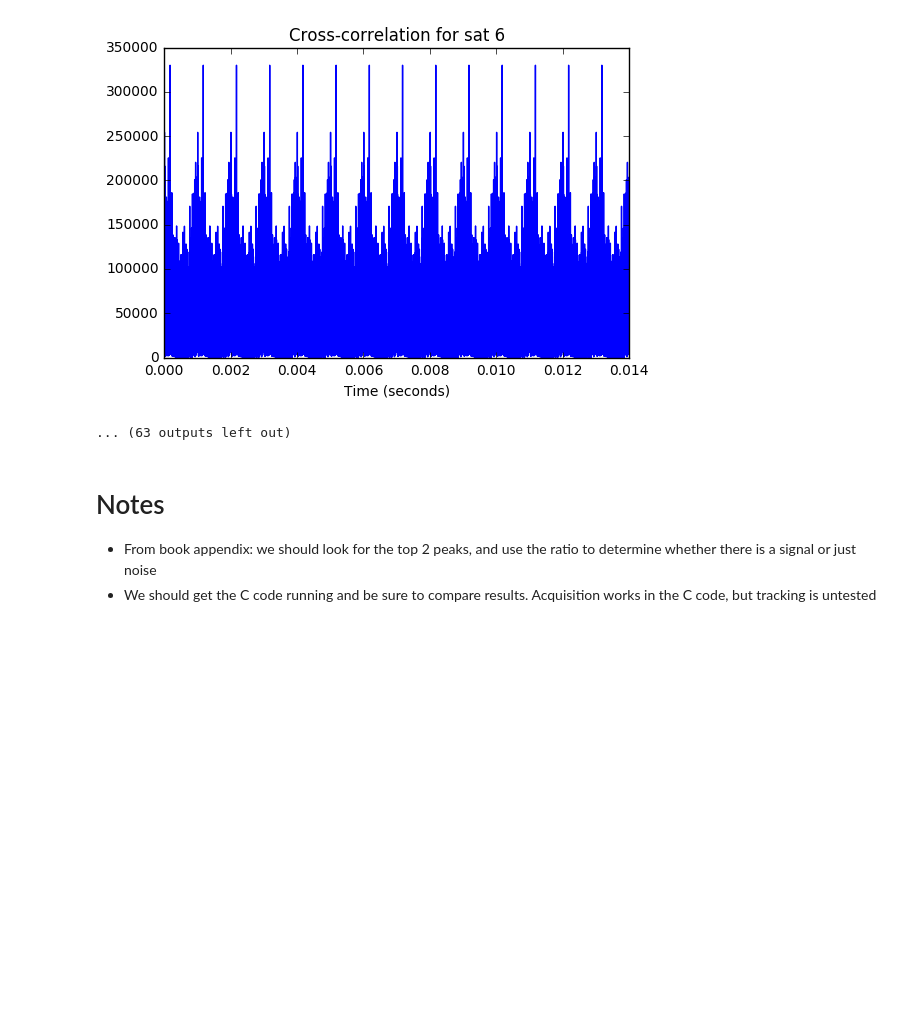
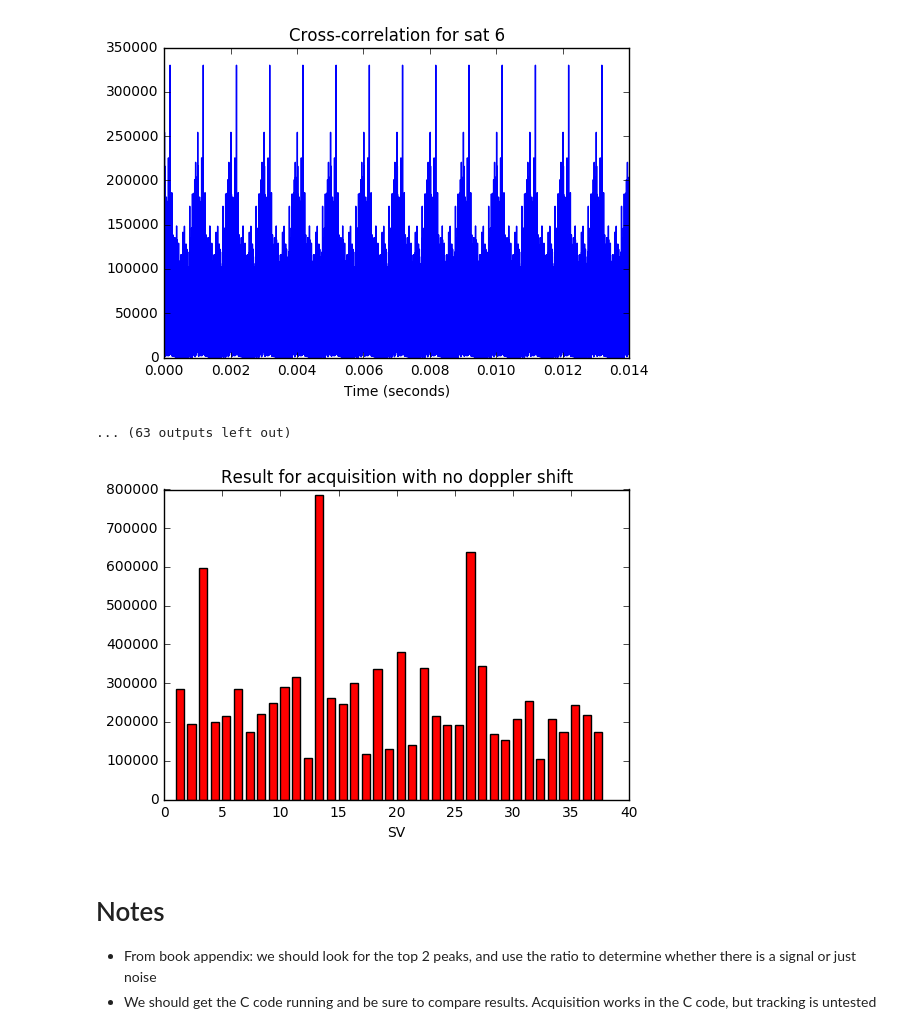
Before and after one commit to wangjiefjj/gps_reciever-design, a Jupyter notebook: notebooks/Acquisition.ipynb, the cells around one changed output. Saved outputs shown, nothing was run; the diff lists cells and outputs as text; code cells hidden in the pictures; blank space fills up the shorter version.

Commit message:
Added bar graph

```diff
--- a/notebooks/Acquisition.ipynb
+++ b/notebooks/Acquisition.ipynb
@@ -192,6 +241,7 @@ Max Value: -9.488475, at freqshift: 0, with index 44377
 # %%
 #32plots @ 0 Hz
 svnum = 1
+maxlist = []
 for select in sat:
     Satellite = svnum
     # Create Code Generator object for chosen Satellite
@@ -222,6 +272,10 @@ for select in sat:
     resultSQ = np.abs(result) ** 2
     #resultLog = -10*np.log10(resultSQ)
 
+
+    diff = max(resultSQ) - np.mean(resultSQ)
+    maxlist.append(diff)
+
     t = np.linspace(0,SampleLength,nfft,endpoint=True)
     print("Length of t: %d" %(len(t)))
     print("Length of IFFT: %d" %(len(resultSQ)))
@@ -270,6 +324,14 @@ Length of t: 57288
 Length of IFFT: 57288
 [figure]
 ... (63 outputs left out)
+# %%
+ind = np.arange(37)
+plt.bar(ind+1, maxlist, .7, color='r')
+plt.title('Result for acquisition with no doppler shift')
+plt.xlabel('SV')
+plt.show()
+# %% [output]
+[figure, added]
 # %% [markdown]
 # Notes
 
```
Also changed, not shown: parts of 3 cells of this notebook.
